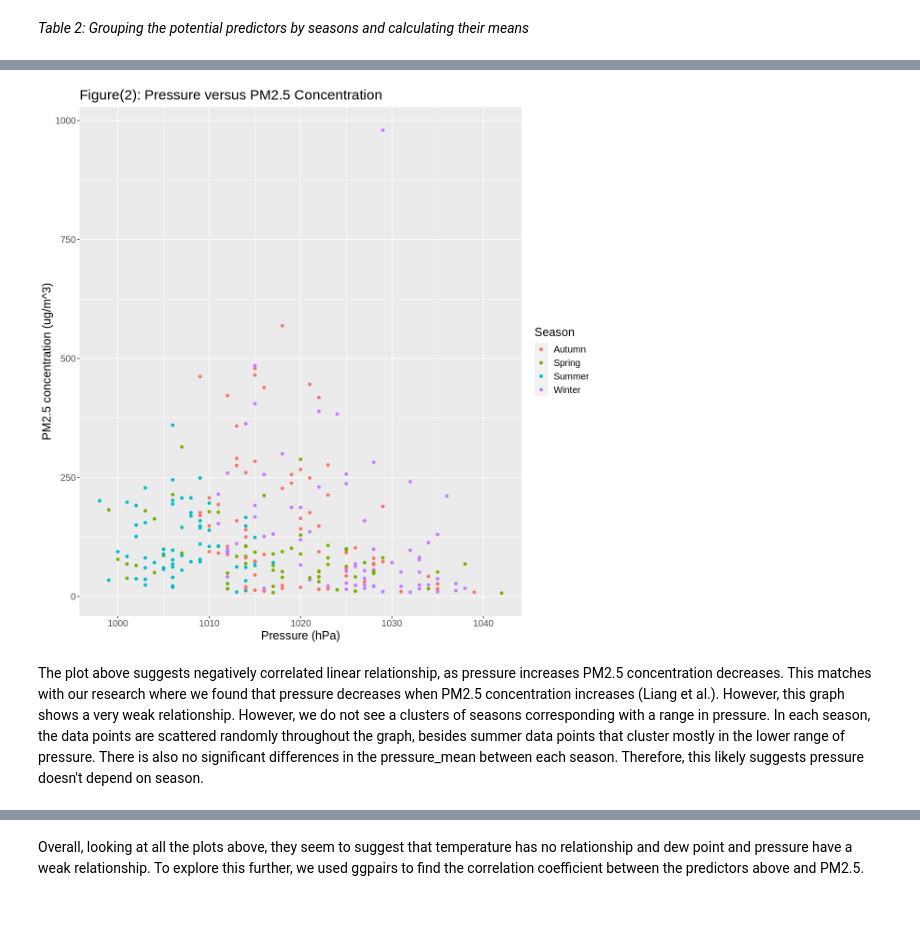
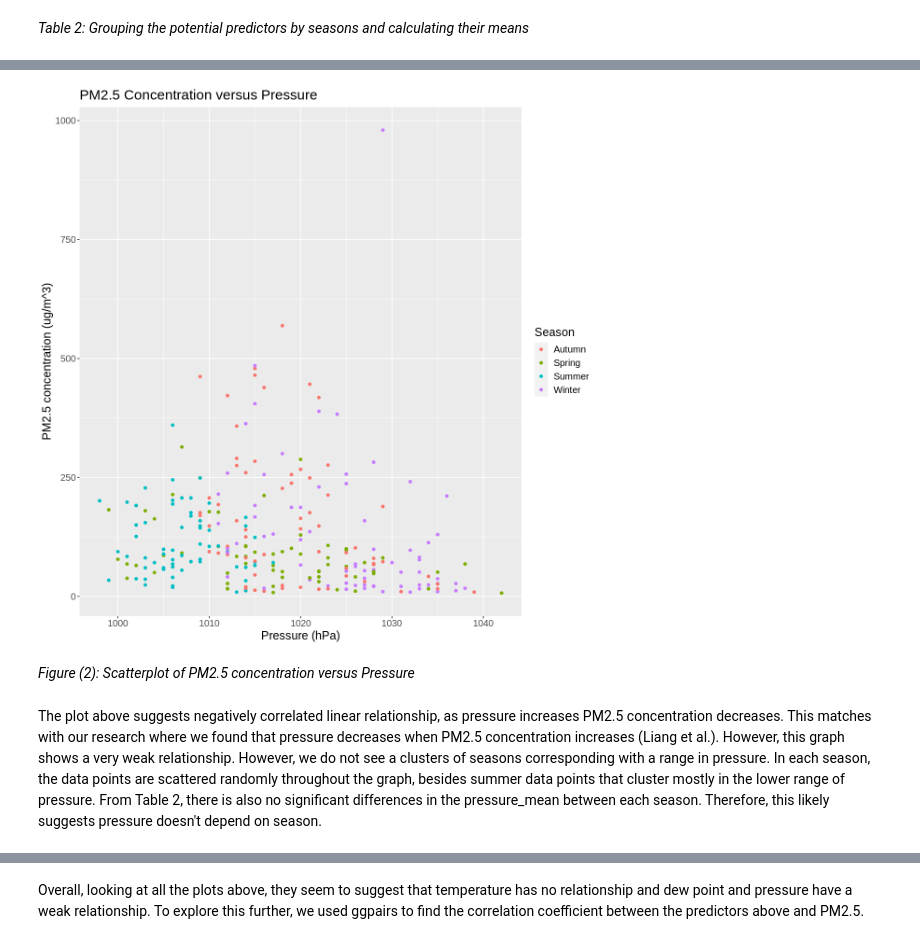
Before and after one commit to gbrwg/DSCI100-Group-Project, a Jupyter notebook: group_project_report.ipynb, the cells around one changed output, grey strips where cells are left out. Drawn from its saved outputs; the diff is of its cells as text; code cells hidden in the pictures; blank space fills up the shorter version.

```diff
--- a/group_project_report.ipynb
+++ b/group_project_report.ipynb
@@ -130,15 +150,17 @@ This graph does not show a clear correlation between PM2.5 concentration and tem
 # %%
 plotPRES <- ggplot(pm2.5_plot_data, aes(x = PRES, y = pm2.5, color = factor(Season))) +
          geom_point() +
          labs(x = "Pressure (hPa)", y = "PM2.5 concentration (ug/m^3)", color = "Season") +
-        ggtitle("Figure(2): Pressure versus PM2.5 Concentration") +
+        ggtitle("PM2.5 Concentration versus Pressure") +
         theme(text = element_text(size=15))
 
 plotPRES
 # %% [output]
-[figure, old version]
+[figure, new version]
+# %% [markdown]
+*Figure (2): Scatterplot of PM2.5 concentration versus Pressure*
 # %% [markdown]
-The plot above suggests negatively correlated linear relationship, as pressure increases PM2.5 concentration decreases. This matches with our research where we found that pressure decreases when PM2.5 concentration increases (Liang et al.).  However, this graph shows a very weak relationship. However, we do not see a clusters of seasons corresponding with a range in pressure. In each season, the data points are scattered randomly throughout the graph, besides summer data points that cluster mostly in the lower range of pressure. There is also no significant differences in the pressure_mean between each season. Therefore, this likely suggests pressure doesn't depend on season.
+The plot above suggests negatively correlated linear relationship, as pressure increases PM2.5 concentration decreases. This matches with our research where we found that pressure decreases when PM2.5 concentration increases (Liang et al.).  However, this graph shows a very weak relationship. However, we do not see a clusters of seasons corresponding with a range in pressure. In each season, the data points are scattered randomly throughout the graph, besides summer data points that cluster mostly in the lower range of pressure. From Table 2, there is also no significant differences in the pressure_mean between each season. Therefore, this likely suggests pressure doesn't depend on season.
 # %%
 plotDEWP <- ggplot(pm2.5_plot_data, aes(x = DEWP, y = pm2.5, color = factor(Season))) +
          geom_point() +
```
Also changed, not shown: parts of 16 cells of this notebook.
